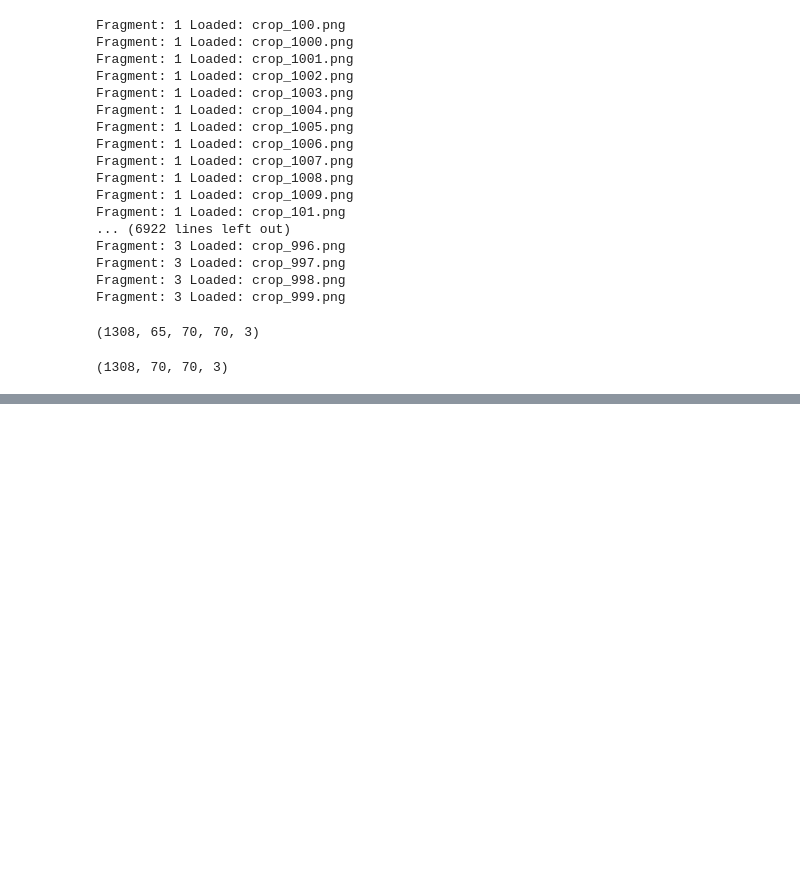
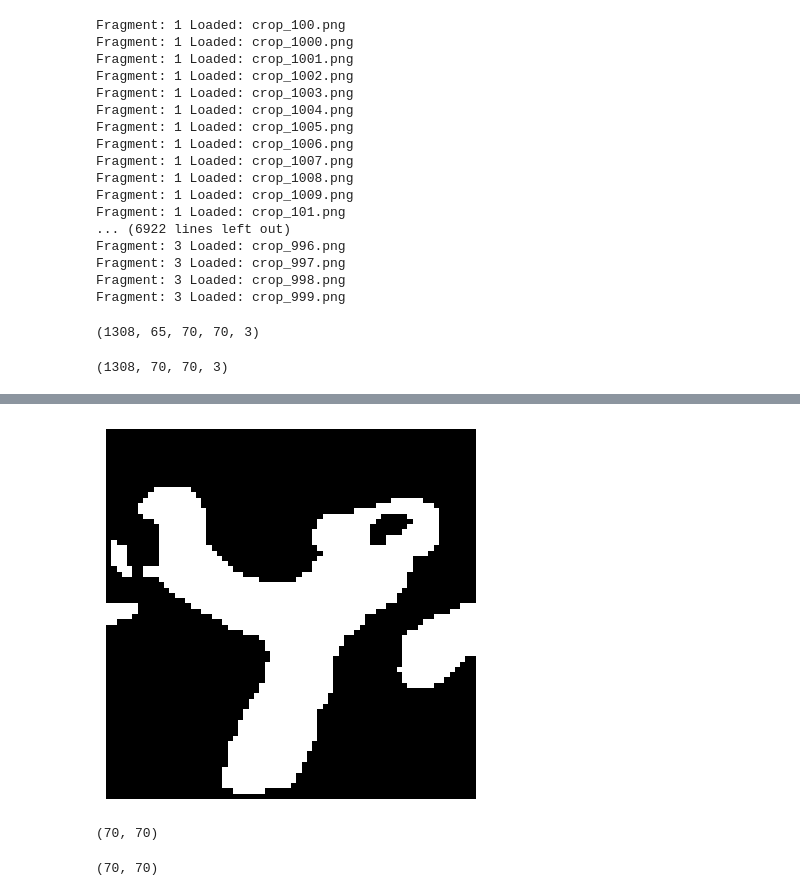
Before and after one commit to Wishmitha/Vesuvius, a Jupyter notebook: ink_detection/ink_detection_unet.ipynb, the cells around one changed output, grey strips where cells are left out. Cells and saved outputs as stored; diff of their text form; code cells hidden in the pictures; blank space fills up the shorter version.

```diff
--- a/ink_detection/ink_detection_unet.ipynb
+++ b/ink_detection/ink_detection_unet.ipynb
@@ -47,0 +69,15 @@ train_dataset[0][1].shape
+# %%
+# Display the grayscale image
+plt.imshow(frag_1_labels[0], cmap="gray")
+plt.axis("off")
+plt.show()
+# %% [output]
+[figure, added]
+# %%
+frag_1_volumes[0][0].shape
+# %% [output]
+(70, 70)
+# %%
+frag_1_labels[0].shape
+# %% [output]
+(70, 70)
```
Also changed, not shown: parts of 4 cells of this notebook, 2 other files.
